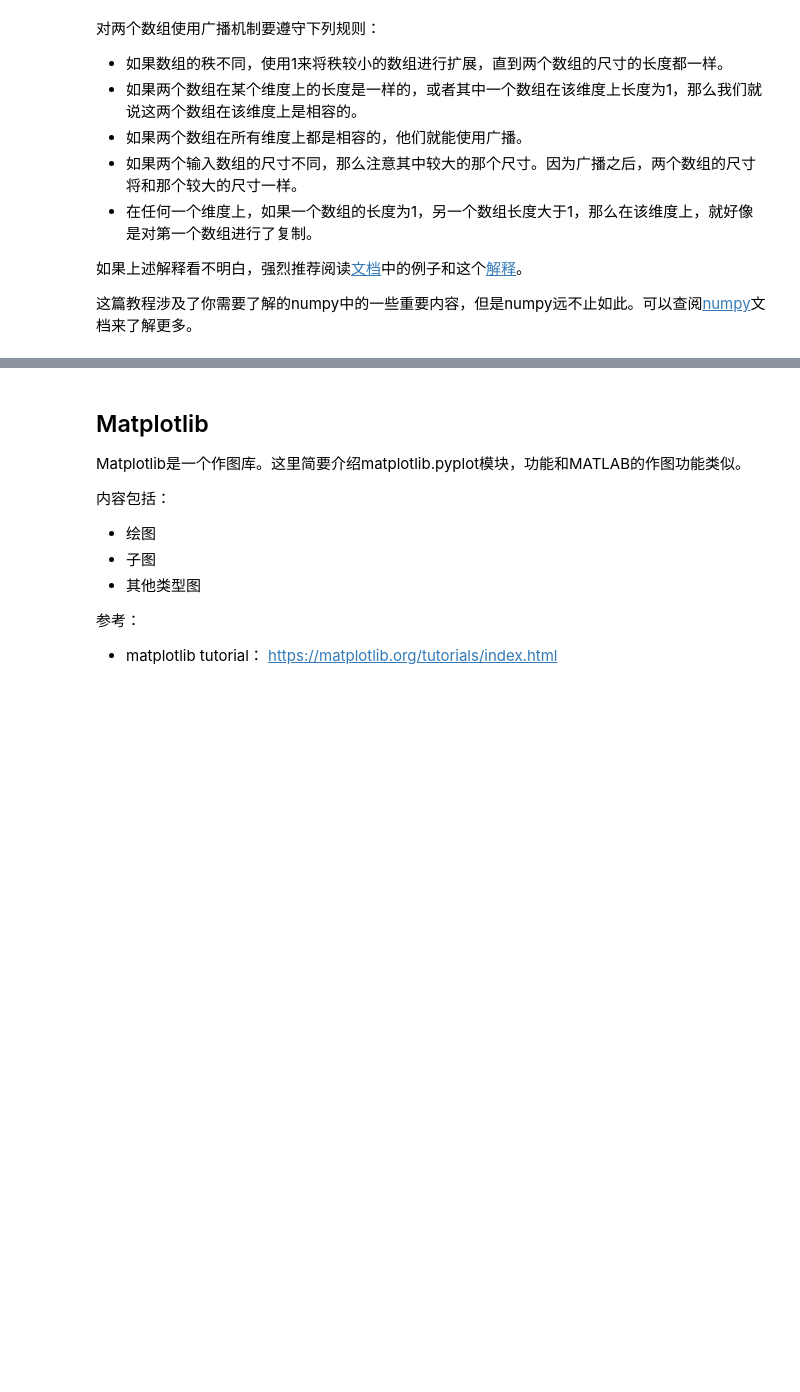
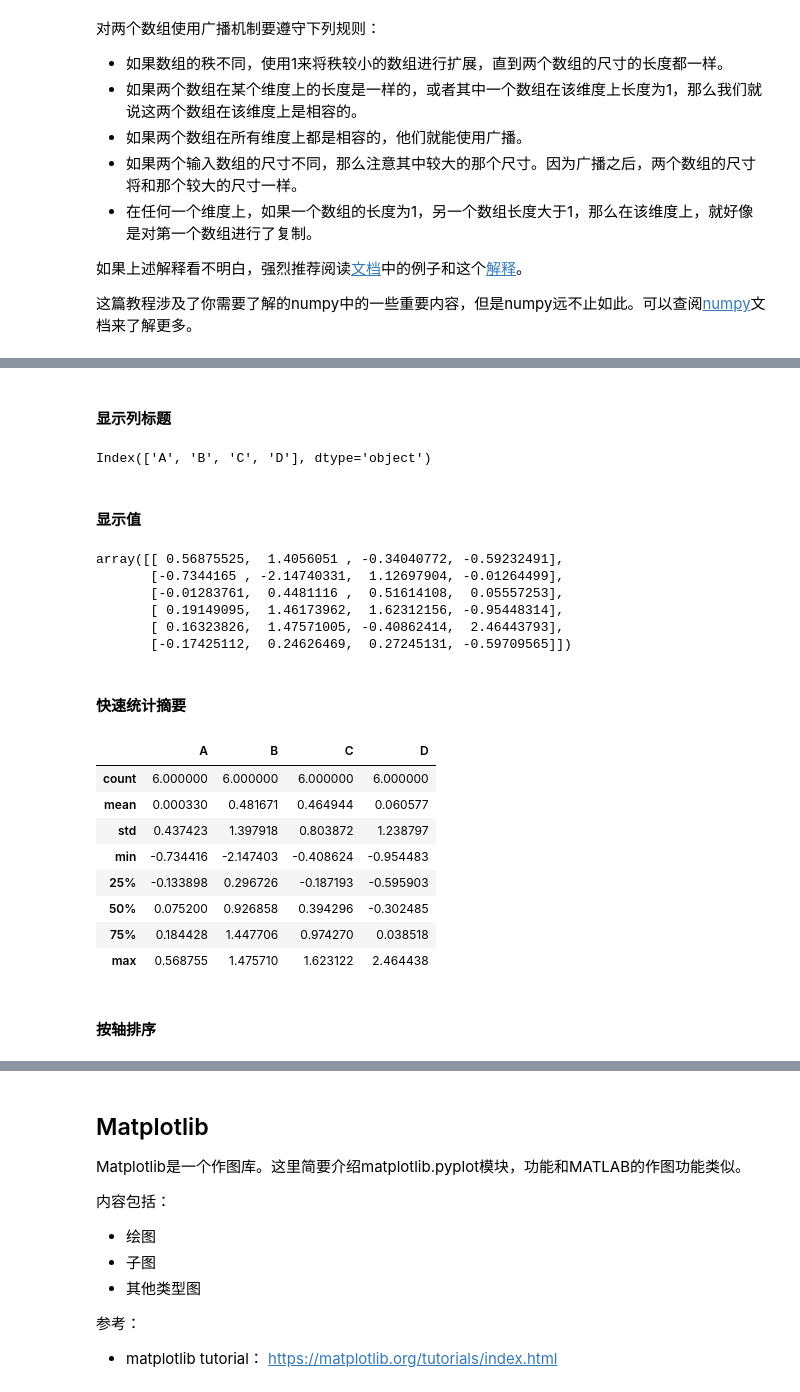
Before and after one commit to Jedan010/data-mining, a Jupyter notebook: 0.2.python turorial.ipynb, the cells around one changed output, grey strips where cells are left out. Saved outputs shown, nothing was run; the diff lists cells and outputs as text; code cells hidden in the pictures; blank space fills up the shorter version.

```diff
--- a/0.2.python turorial.ipynb
+++ b/0.2.python turorial.ipynb
@@ -709,0 +730,4 @@ array([[ 2,  2,  4],
+# %%
+data = np.random.randn(6,4)
+df = pd.DataFrame(data=data, columns=['A', 'B', 'C', 'D'], index=pd.date_range('20171001', periods=6))
+df
@@ -709,0 +790,33 @@ array([[ 2,  2,  4],
+# %% [markdown]
+#### 显示列标题
+# %%
+df.columns
+# %% [output]
+Index(['A', 'B', 'C', 'D'], dtype='object')
+# %% [markdown]
+#### 显示值
+# %%
+df.values
+# %% [output]
+array([[ 0.56875525,  1.4056051 , -0.34040772, -0.59232491],
+       [-0.7344165 , -2.14740331,  1.12697904, -0.01264499],
+       [-0.01283761,  0.4481116 ,  0.51614108,  0.05557253],
+       [ 0.19149095,  1.46173962,  1.62312156, -0.95448314],
+       [ 0.16323826,  1.47571005, -0.40862414,  2.46443793],
+       [-0.17425112,  0.24626469,  0.27245131, -0.59709565]])
+# %% [markdown]
+#### 快速统计摘要
+# %%
+df.describe()
+# %% [output]
+|  | A | B | C | D |
+| count | 6.000000 | 6.000000 | 6.000000 | 6.000000 |
+| mean | 0.000330 | 0.481671 | 0.464944 | 0.060577 |
+| std | 0.437423 | 1.397918 | 0.803872 | 1.238797 |
+| min | -0.734416 | -2.147403 | -0.408624 | -0.954483 |
+| 25% | -0.133898 | 0.296726 | -0.187193 | -0.595903 |
+| 50% | 0.075200 | 0.926858 | 0.394296 | -0.302485 |
+| 75% | 0.184428 | 1.447706 | 0.974270 | 0.038518 |
+| max | 0.568755 | 1.475710 | 1.623122 | 2.464438 |
+# %% [markdown]
+#### 按轴排序
```
Also changed, not shown: parts of 41 cells of this notebook, 2 other files.
